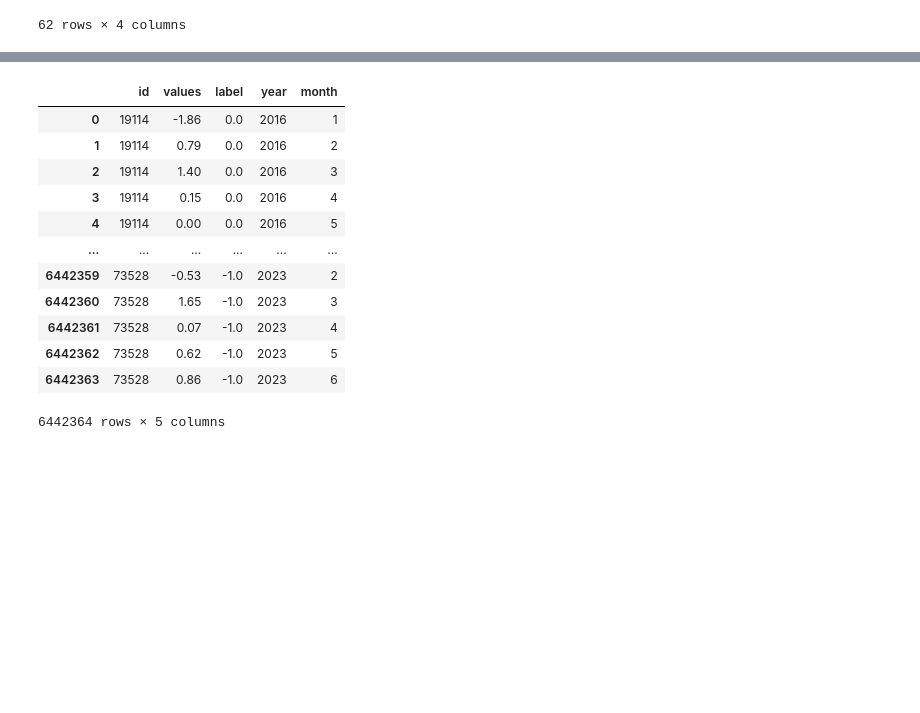
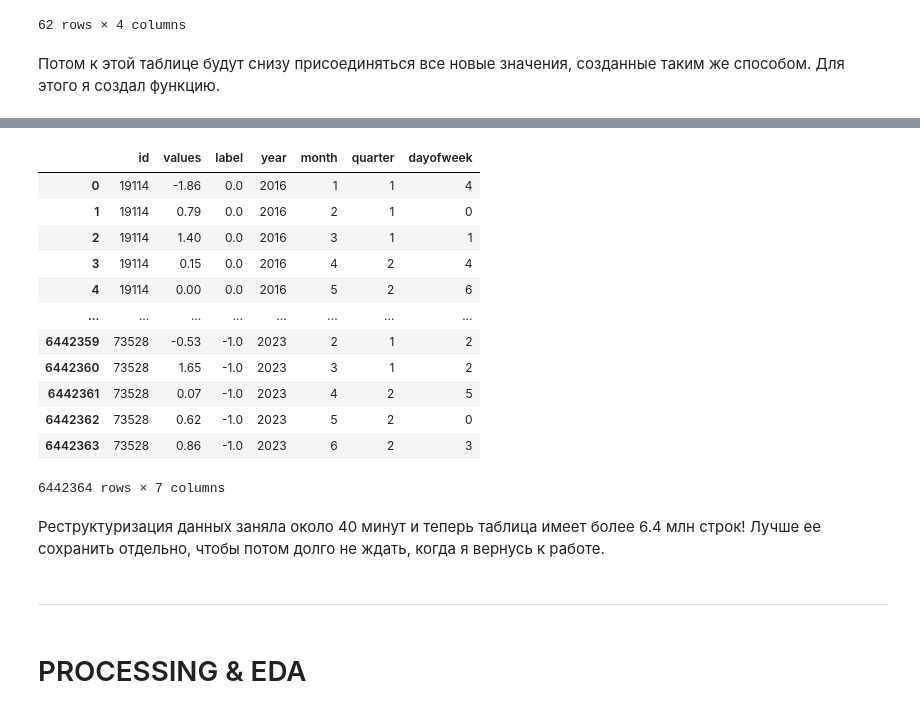
Before and after one commit to georgekovin/Clovery-Test-MD, a Jupyter notebook: training.ipynb, the cells around one changed output, grey strips where cells are left out. Cells and saved outputs as stored; diff of their text form; code cells hidden in the pictures; blank space fills up the shorter version.

```diff
--- a/training.ipynb
+++ b/training.ipynb
@@ -90,6 +90,8 @@ pd.DataFrame({col: data.loc[0, col] for col in train.columns})
 | 60 | 19114 | 2021-01-01 | -0.51 | 0.0 |
 | 61 | 19114 | 2021-02-01 | -0.57 | 0.0 |
 62 rows × 4 columns
+# %% [markdown]
+Потом к этой таблице будут снизу присоединяться все новые значения, созданные таким же способом. Для этого я создал функцию.
 # %%
 def restructure_data(data):
     newdf = pd.DataFrame()
@@ -103,13 +105,18 @@ def restructure_data(data):
 
         newdf = pd.concat([newdf, row], ignore_index=True)
 
-        stdout.write(f"\r{i}")
+        stdout.write(f"\r{i+1}")
         stdout.flush()
-        sleep(0.0001)
+        sleep(0.00001)
     print('\n')
 
-    newdf['year'] = pd.to_datetime(newdf['dates']).dt.year
-    newdf['month'] = pd.to_datetime(newdf['dates']).dt.month
+    dates = pd.to_datetime(newdf['dates'])
+
+    newdf['year'] = dates.dt.year
+    newdf['month'] = dates.dt.month
+    newdf['quarter'] = dates.dt.quarter
+    newdf['dayofweek'] = dates.dt.dayofweek
+
     newdf.drop('dates', axis=1, inplace=True)
 
     newdf.to_csv('data/restructured_data.csv', index=False)
@@ -117,8 +124,6 @@ def restructure_data(data):
     return newdf
 # %%
 %%time
-re_data = restructure_data(data)
-
-re_data
+restructure_data(data)
 # %% [output]
 Rows restructured:
@@ -127,13 +134,13 @@ Wall time: 40min 1s
-|  | id | values | label | year | month |
-| 0 | 19114 | -1.86 | 0.0 | 2016 | 1 |
-| 1 | 19114 | 0.79 | 0.0 | 2016 | 2 |
-| 2 | 19114 | 1.40 | 0.0 | 2016 | 3 |
-| 3 | 19114 | 0.15 | 0.0 | 2016 | 4 |
-| 4 | 19114 | 0.00 | 0.0 | 2016 | 5 |
-| ... | ... | ... | ... | ... | ... |
-| 6442359 | 73528 | -0.53 | -1.0 | 2023 | 2 |
-| 6442360 | 73528 | 1.65 | -1.0 | 2023 | 3 |
-| 6442361 | 73528 | 0.07 | -1.0 | 2023 | 4 |
-| 6442362 | 73528 | 0.62 | -1.0 | 2023 | 5 |
-| 6442363 | 73528 | 0.86 | -1.0 | 2023 | 6 |
+|  | id | values | label | year | month | quarter | dayofweek |
+| 0 | 19114 | -1.86 | 0.0 | 2016 | 1 | 1 | 4 |
+| 1 | 19114 | 0.79 | 0.0 | 2016 | 2 | 1 | 0 |
+| 2 | 19114 | 1.40 | 0.0 | 2016 | 3 | 1 | 1 |
+| 3 | 19114 | 0.15 | 0.0 | 2016 | 4 | 2 | 4 |
+| 4 | 19114 | 0.00 | 0.0 | 2016 | 5 | 2 | 6 |
+| ... | ... | ... | ... | ... | ... | ... | ... |
+| 6442359 | 73528 | -0.53 | -1.0 | 2023 | 2 | 1 | 2 |
+| 6442360 | 73528 | 1.65 | -1.0 | 2023 | 3 | 1 | 2 |
+| 6442361 | 73528 | 0.07 | -1.0 | 2023 | 4 | 2 | 5 |
+| 6442362 | 73528 | 0.62 | -1.0 | 2023 | 5 | 2 | 0 |
+| 6442363 | 73528 | 0.86 | -1.0 | 2023 | 6 | 2 | 3 |
-6442364 rows × 5 columns
+6442364 rows × 7 columns
@@ -142,3 +147,9 @@ aesdfghgfg
+# %% [markdown]
+Реструктуризация данных заняла около 40 минут и теперь таблица имеет более 6.4 млн строк! Лучше ее сохранить отдельно, чтобы потом долго не ждать, когда я вернусь к работе.
+# %% [markdown]
+---
+# %% [markdown]
+# PROCESSING & EDA
 # %%
 re_data = pd.read_csv('data/restructured_data.csv')
 
```
Also changed, not shown: parts of 16 cells of this notebook, 1 other file.
